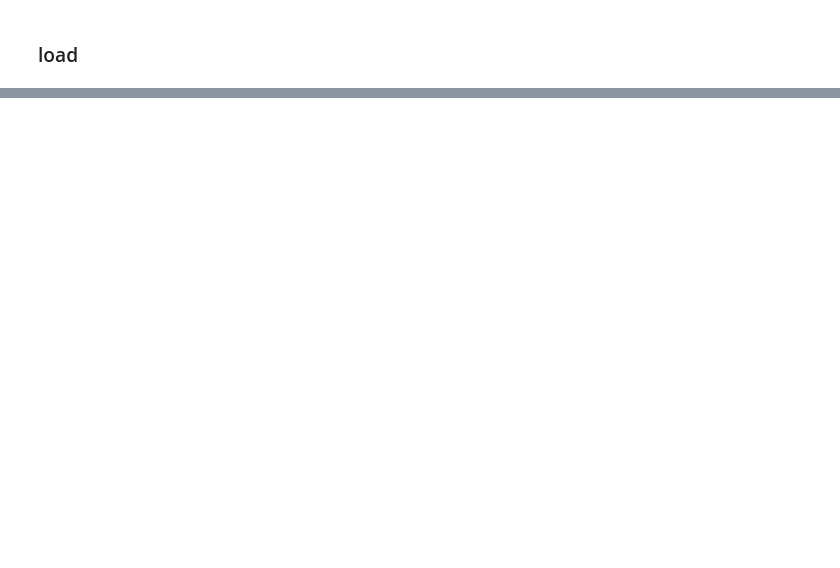
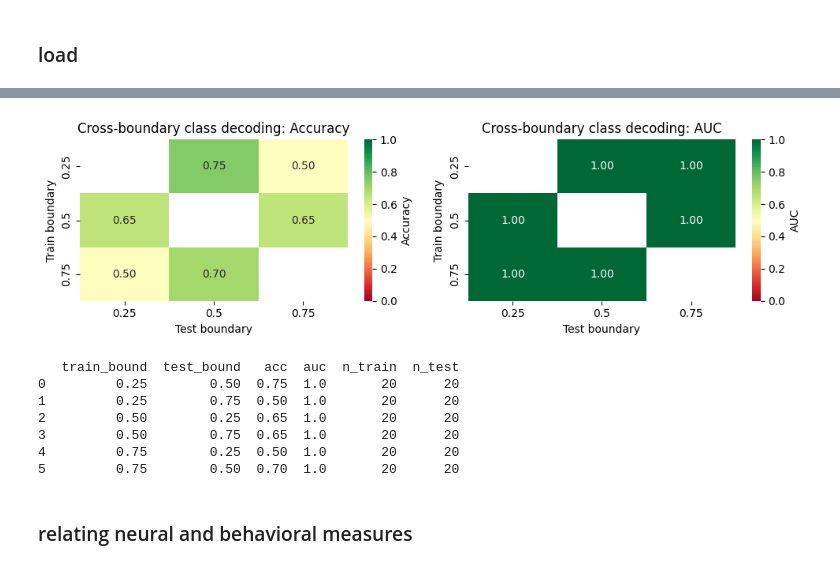
Before and after one commit to siyer7/asymmetry_design, a Jupyter notebook: code/python/simulation_analyses.ipynb, the cells around one changed output, grey strips where cells are left out. Cells and saved outputs as stored; diff of their text form; code cells hidden in the pictures; blank space fills up the shorter version.

```diff
--- a/code/python/simulation_analyses.ipynb
+++ b/code/python/simulation_analyses.ipynb
@@ -271,0 +99,35 @@ questions to ask yourself:
+# %%
+# Visualize cross-decoding matrix
+fig, axes = plt.subplots(1, 2, figsize=(10, 3))
+
+# Accuracy matrix
+acc_matrix = cross_decoding_df.pivot(index='train_bound', columns='test_bound', values='acc')
+sns.heatmap(acc_matrix, annot=True, fmt='.2f', cmap='RdYlGn', vmin=0, vmax=1,
+            ax=axes[0], cbar_kws={'label': 'Accuracy'})
+axes[0].set_title('Cross-boundary class decoding: Accuracy')
+axes[0].set_xlabel('Test boundary')
+axes[0].set_ylabel('Train boundary')
+
+# AUC matrix
+auc_matrix = cross_decoding_df.pivot(index='train_bound', columns='test_bound', values='auc')
+sns.heatmap(auc_matrix, annot=True, fmt='.2f', cmap='RdYlGn', vmin=0, vmax=1,
+            ax=axes[1], cbar_kws={'label': 'AUC'})
+axes[1].set_title('Cross-boundary class decoding: AUC')
+axes[1].set_xlabel('Test boundary')
+axes[1].set_ylabel('Train boundary')
+
+plt.tight_layout()
+plt.show()
+
+print(cross_decoding_df)
+# %% [output]
+[figure, added]
+   train_bound  test_bound   acc  auc  n_train  n_test
+0         0.25        0.50  0.75  1.0       20      20
+1         0.25        0.75  0.50  1.0       20      20
+2         0.50        0.25  0.65  1.0       20      20
+3         0.50        0.75  0.65  1.0       20      20
+4         0.75        0.25  0.50  1.0       20      20
+5         0.75        0.50  0.70  1.0       20      20
+# %% [markdown]
+### relating neural and behavioral measures
```
Also changed, not shown: parts of 20 cells of this notebook, 8 other files.
